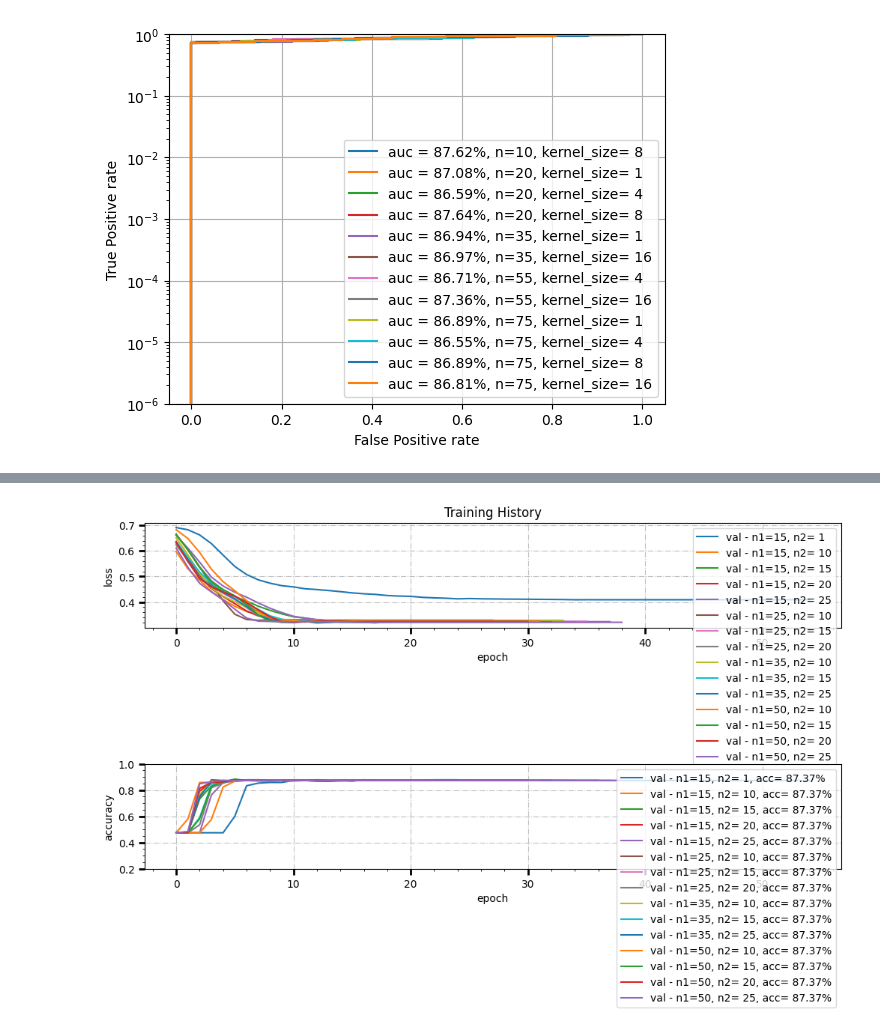
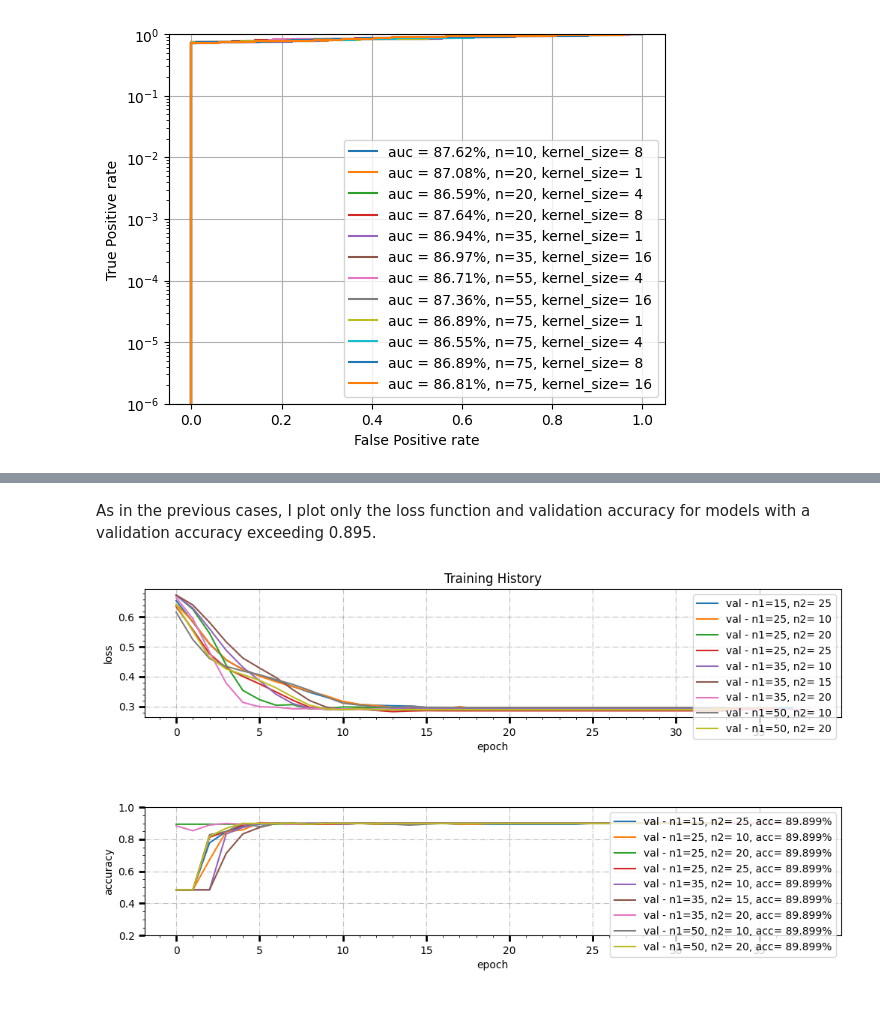
Before and after one commit to NoemiTagliavacche/ML_course_Pavia_23, a Jupyter notebook: Exam/CNN.ipynb, the cells around one changed output, grey strips where cells are left out. Cells and saved outputs as stored; diff of their text form; code cells hidden in the pictures; blank space fills up the shorter version.

```diff
--- a/Exam/CNN.ipynb
+++ b/Exam/CNN.ipynb
@@ -561,11 +623,12 @@ plt.figure()
 
 j=0
 for i in range(predict_val.shape[1]):
-  if models3[i].layers[2].output.shape[1]==16:
+  if j==4:
     j=0
   fpr_, tpr_, threshold = roc_curve(Y_val,predict_val[:,i])
   auc_= auc(fpr_, tpr_)
-  plt.plot(fpr_,tpr_,label='auc = '+ str(np.round(auc_*100.,2))+'%, n2='+ str(models3[i].layers[2].output.shape[2])+', kernel_size= ' + str(kernel_size[j]))
+  if auc_>0.895:
+    plt.plot(fpr_,tpr_,label='auc = '+ str(np.round(auc_*100.,2))+'%, n2='+ str(models3[i].layers[3].output.shape[2])+', kernel_size= ' + str(kernel_size[j]))
   j=j+1
 plt.semilogy()
 plt.xlabel("False Positive rate")
@@ -615,4 +700,0 @@ for p in pooling_size:
-# %%
-for m in models4:
-  m.compile(loss='binary_crossentropy', optimizer='adam', metrics=['accuracy'])
-  m.summary()
@@ -683,22 +742,19 @@ for ax in fig.get_axes():
   ax.grid(True,which='major', axis='both',linestyle='-.')
   ax.tick_params(direction='out', length=6, width=2, colors='k',grid_color='gray', grid_alpha=0.5)
 
-plt.subplots_adjust(hspace=1, wspace=0.3)
+plt.subplots_adjust(hspace=0.3, wspace=0.3)
 
-for i,hist in enumerate(histories4):
-  ax0.plot(hist.history['loss'],label= 'train - pooling size= '+ str(pooling_size[i]))
-  ax0.plot(hist.history['val_loss'], label='validation - pooling size= '+ str(pooling_size[i]))
-
+ax0.plot(hist.history['loss'],label= 'train ')
+ax0.plot(hist.history['val_loss'], label='validation ')
 #ax0.set_yscale('log')
 ax0.set_title('Training History')
 ax0.set_ylabel('loss')
 ax0.set_xlabel('epoch')
 ax0.legend(loc='upper right')
 
-for i,hist in enumerate(histories4):
-  ax1.plot(hist.history['accuracy'],label='train - pooling size='+ str(pooling_size[i])+', acc= '+str(np.round(hist.history['accuracy'][-1]*100.,2))+'%')
-  ax1.plot(hist.history['val_accuracy'], label='val - pooling size='+ str(pooling_size[i])+', acc= '+str(np.round(hist.history['val_accuracy'][-1]*100.,2))+'%')
 
+ax1.plot(hist.history['accuracy'],label='train - acc= 86.3% ')
+ax1.plot(hist.history['val_accuracy'], label='val - acc=89.9% ')
 ax1.set_ylabel('accuracy')
 ax1.set_xlabel('epoch')
 ax1.set_ylim(0.2,1)
@@ -717,9 +773,10 @@ models5=[]
 
 for n1 in neurons1:
   for n2 in neurons2:
-    x = Conv1D(75, kernel_size=1, data_format="channels_last", strides=1, padding="valid", activation='relu')(inputList)
-    x = Conv1D(35, kernel_size=8, data_format="channels_last", strides=1, padding="valid", activation='relu')(x)
-    x = AveragePooling1D(pool_size=9)(x)
+    x = Conv1D(75, kernel_size=4, data_format="channels_last", strides=1, padding="same", activation='relu')(inputList)
+    x = AveragePooling1D(pool_size=5)(x)
+    x = Conv1D(50, kernel_size=4, data_format="channels_last", strides=1, padding="same", activation='relu')(x)
+    x = AveragePooling1D(pool_size=2)(x)
     x = Flatten()(x)
     x = Dense(n1, activation='relu')(x)
     x = Dropout(dropoutRate)(x)
@@ -728,3 +785,7 @@ for n1 in neurons1:
     output = Dense(1, activation='sigmoid')(x)
     model = Model(inputs=inputList, outputs=output)
     models5=np.append(models5,model)
+
+for m in models5:
+  m.compile(loss='binary_crossentropy', optimizer='adam', metrics=['accuracy'])
+  m.summary()
@@ -791,38 +848,38 @@ Train: 0.873, Test: 0.874
 #####################################
+# %% [markdown]
+As in the previous cases, I plot only the loss function and validation accuracy for models with a validation accuracy exceeding 0.895.
 # %%
 # plot training history
 
 fig, ((ax0,ax1)) = plt.subplots(figsize=(12, 6), ncols=1, nrows=2)
 for ax in fig.get_axes():
   ax.minorticks_on()
   ax.tick_params(axis='x', which='both', direction='out')
   ax.grid(True,which='major', axis='both',linestyle='-.')
   ax.tick_params(direction='out', length=6, width=2, colors='k',grid_color='gray', grid_alpha=0.5)
 
-plt.subplots_adjust(hspace=1.3, wspace=0.3)
+plt.subplots_adjust(hspace=0.7, wspace=0.3)
 
 
 for i,hist in enumerate(histories5):
-  if hist.history['val_accuracy'][-1]>0.87:
-    #ax0.plot(hist.history['loss'],label='training - n='+ str(models[i].layers[1].output.shape[2])+', kernel_size= ' + str(kernel_size[j]))
-    ax0.plot(hist.history['val_loss'],label= 'val - n1='+str(models5[i].layers[5].output.shape[1])+', n2= ' + str(models5[i].layers[7].output.shape[1]))
+  if hist.history['val_accuracy'][-1]>0.894:
+    ax0.plot(hist.history['val_loss'],label= 'val - n1='+str(models5[i].layers[6].output.shape[1])+', n2= ' + str(models5[i].layers[8].output.shape[1]))
 #ax0.set_yscale('log')
 ax0.set_title('Training History')
 ax0.set_ylabel('loss')
 ax0.set_xlabel('epoch')
 ax0.legend(loc='upper right')
 
 for i,hist in enumerate(histories5):
-  if hist.history['val_accuracy'][-1]>0.87:
-    #ax1.plot(hist.history['accuracy'],label='train - n='+ str(models[i].layers[1].output.shape[2])+', kernel_size= ' + str(kernel_size[j])+', acc= '+ str(np.round(hist.history['accuracy'][-1]*100.,2)))
-    ax1.plot(hist.history['val_accuracy'],label= 'val - n1='+str(models5[i].layers[5].output.shape[1])+', n2= ' + str(models5[i].layers[7].output.shape[1])+', acc= '+ str(np.round(hist.history['val_accuracy'][-1]*100.,2))+'%')
+  if hist.history['val_accuracy'][-1]>0.894:
+    ax1.plot(hist.history['val_accuracy'],label= 'val - n1='+str(models5[i].layers[6].output.shape[1])+', n2= ' + str(models5[i].layers[8].output.shape[1])+', acc= '+ str(np.round(hist.history['val_accuracy'][-1]*100.,3))+'%')
 ax1.set_ylabel('accuracy')
 ax1.set_xlabel('epoch')
 ax1.set_ylim(0.2,1)
 ax1.legend(loc='upper right')
 plt.show()
 # %% [output]
-[figure, old version]
+[figure, new version]
 # %%
 import pandas as pd
 from sklearn.metrics import roc_curve, auc
```
Also changed, not shown: parts of 40 cells of this notebook.
